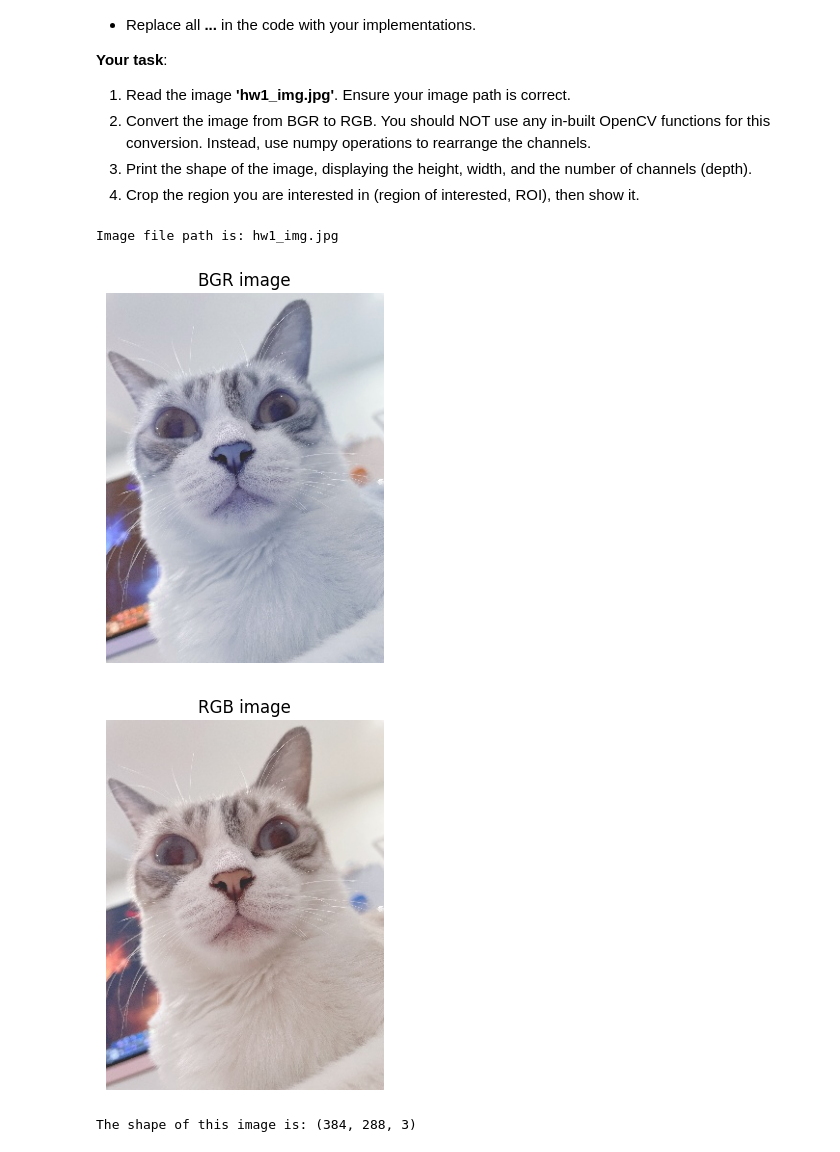
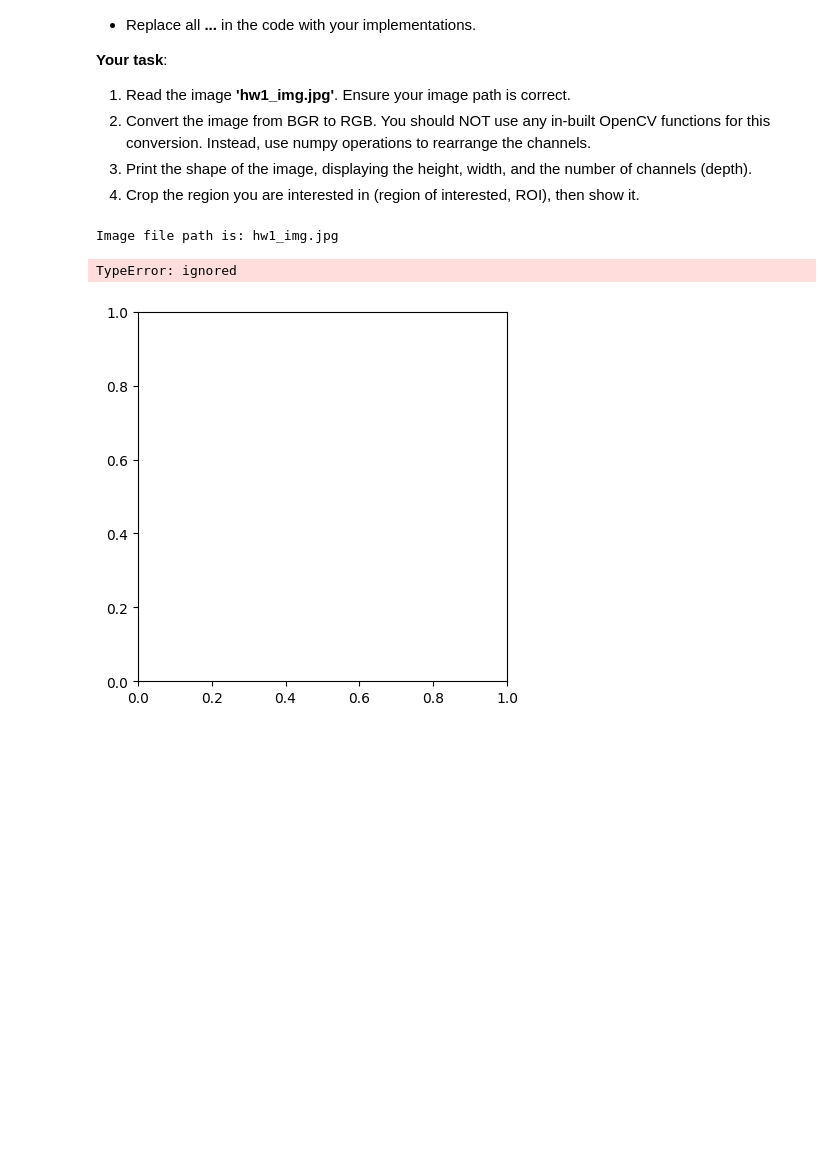
Before and after one commit to Frank497/HW, a Jupyter notebook: hw1/hw1.ipynb, the cells around one changed output. Saved outputs shown, nothing was run; the diff lists cells and outputs as text; code cells hidden in the pictures; blank space fills up the shorter version.

```diff
--- a/hw1/hw1.ipynb
+++ b/hw1/hw1.ipynb
@@ -382,38 +382,37 @@ import cv2
 import matplotlib.pyplot as plt
 
 # Step 1: Specify the path to your image file
-image_path = ...
+image_path = "hw1_img.jpg"
 
 print(f'Image file path is: {image_path}')
 
 # Read the image using cv2
 img = cv2.imread(image_path)
 
 # Display the BGR image
 plt.imshow(img)
 plt.title('BGR image')
 plt.axis('off')
 plt.show()
 
 # Step 2: Convert the BGR image to RGB using numpy
 image_rgb = img[...]
 
 # Display the RGB image
 plt.imshow(image_rgb)
 plt.title('RGB image')
 plt.axis('off')
 plt.show()
 
 # Step 3: Print the shape of the RGB image
 print(f'The shape of this image is: {...}')
 
 # Step 4 Display the cropped image.
 plt.imshow(image_rgb[...])
 plt.title('Cropped image')
 plt.axis('off')
 plt.show()
 # %% [output]
 Image file path is: hw1_img.jpg
+TypeError: ignored
-[figure, old version]
+[figure, new version]
-[figure, removed]
-The shape of this image is: (384, 288, 3)
```
Also changed, not shown: parts of 1 cell of this notebook.
